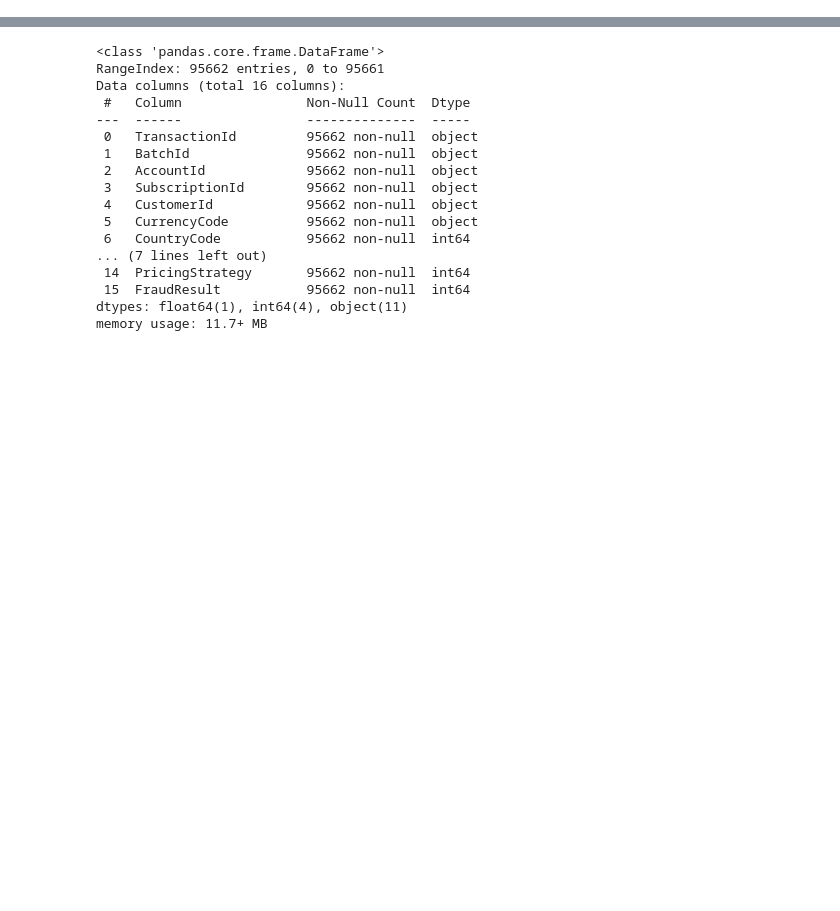
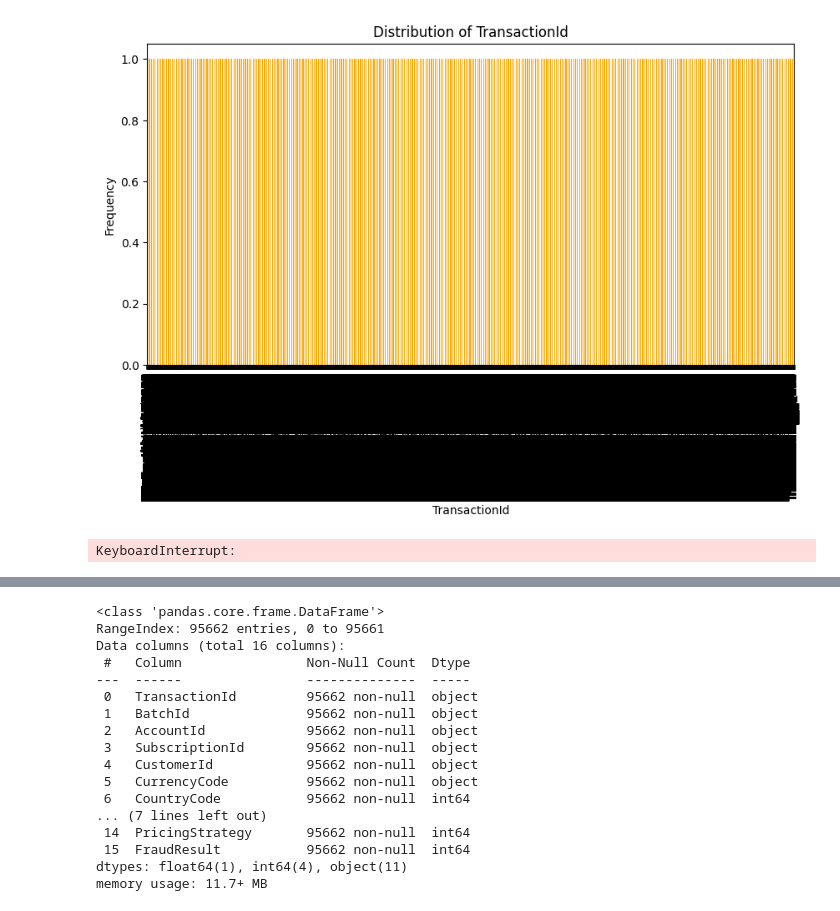
Before and after one commit to Amanzlastt/kifyaw6, a Jupyter notebook: notebooks/EDA.ipynb, the cells around one changed output, grey strips where cells are left out. Cells and saved outputs as stored; diff of their text form; code cells hidden in the pictures; blank space fills up the shorter version.

```diff
--- a/notebooks/EDA.ipynb
+++ b/notebooks/EDA.ipynb
@@ -16,0 +34,13 @@ columns = ['TransactionId', 'BatchId', 'AccountId', 'SubscriptionId', 'CustomerI
+# %%
+# 4. Distribution of Categorical Features
+categorical_columns = df.select_dtypes(include=['object']).columns
+for col in categorical_columns:
+    plt.figure(figsize=(10, 5))
+    df[col].value_counts().plot(kind='bar', color='orange')
+    plt.title(f'Distribution of {col}')
+    plt.xlabel(col)
+    plt.ylabel('Frequency')
+    plt.show()
+# %% [output]
+[figure, added]
+KeyboardInterrupt:
```
Also changed, not shown: parts of 6 cells of this notebook.
